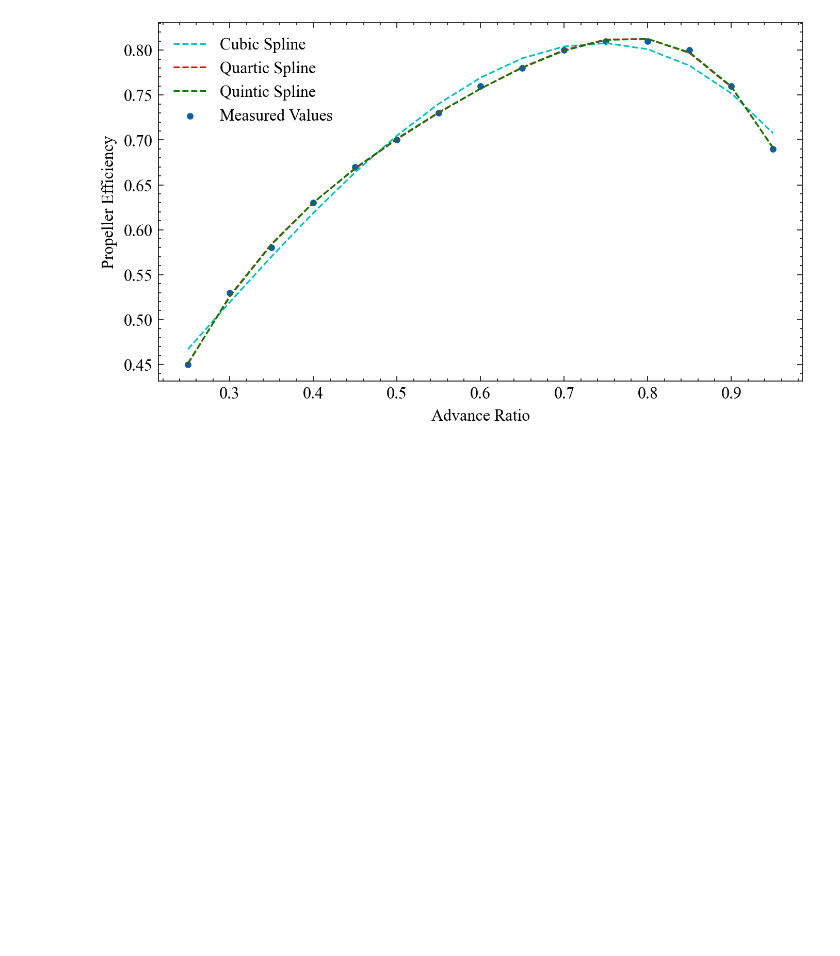
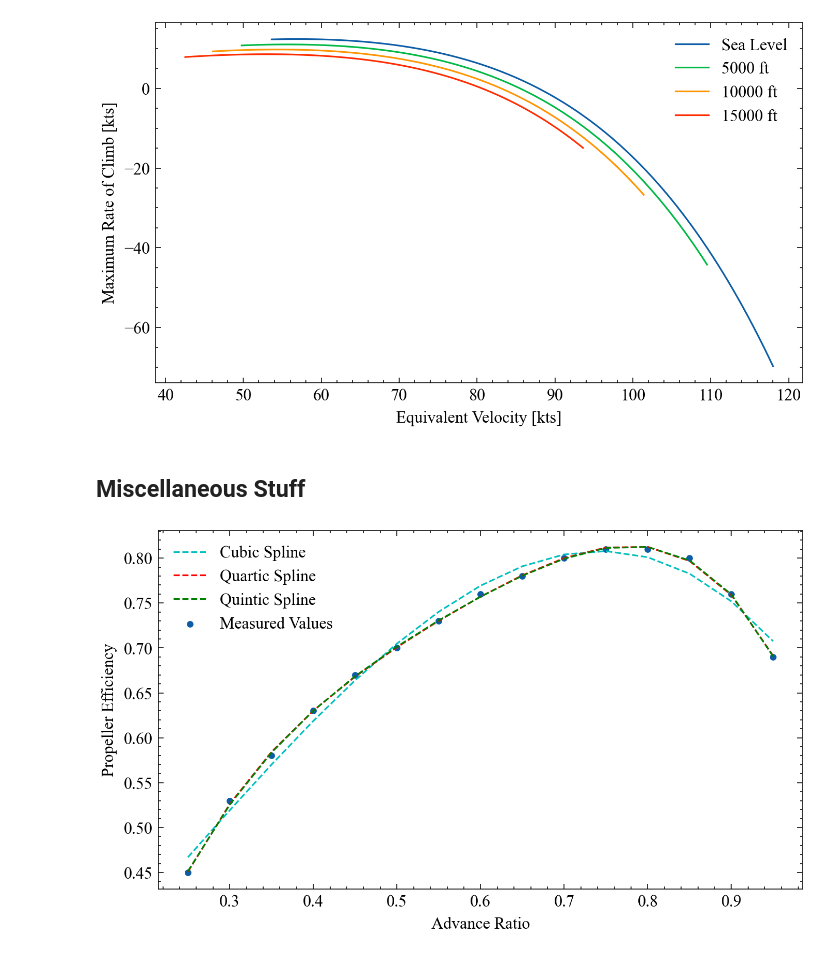
Before and after one commit to MichaszJ/aircraft-performance-projects, a Jupyter notebook: Project2.ipynb, the cells around one changed output. Cells and saved outputs as stored; diff of their text form; code cells hidden in the pictures; blank space fills up the shorter version.

```diff
--- a/Project2.ipynb
+++ b/Project2.ipynb
@@ -48,3 +14,9 @@ power_required = drag * velocity # numpy arrays are blessed
+# %%
+ca.max_roc(metric=False)
+# %% [output]
+[figure, added]
+# %% [markdown]
+## Miscellaneous Stuff
 # %%
 # finding propeller efficiency
 adv_ratio = np.linspace(0.25, 0.95, 15)
```
Also changed, not shown: parts of 12 cells of this notebook, 1 other file.
